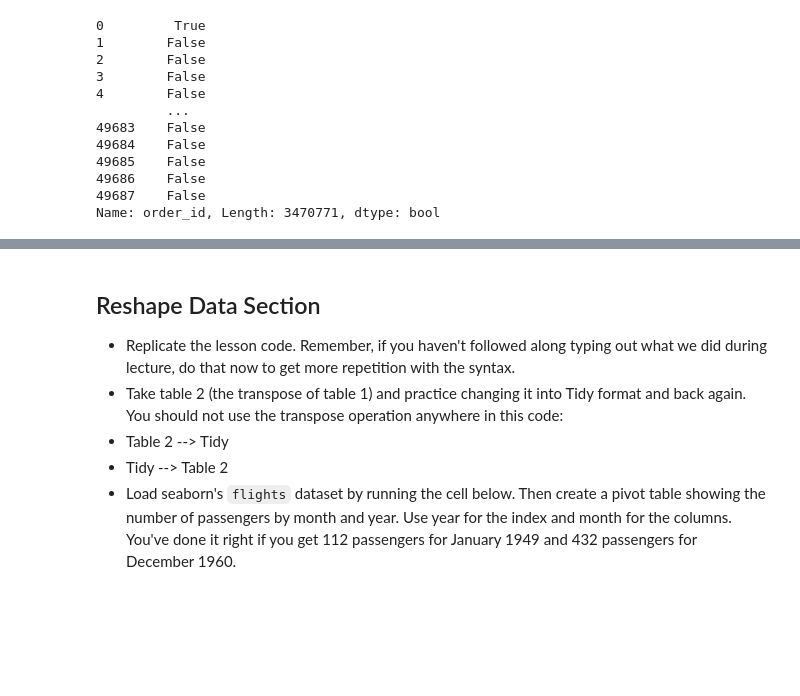
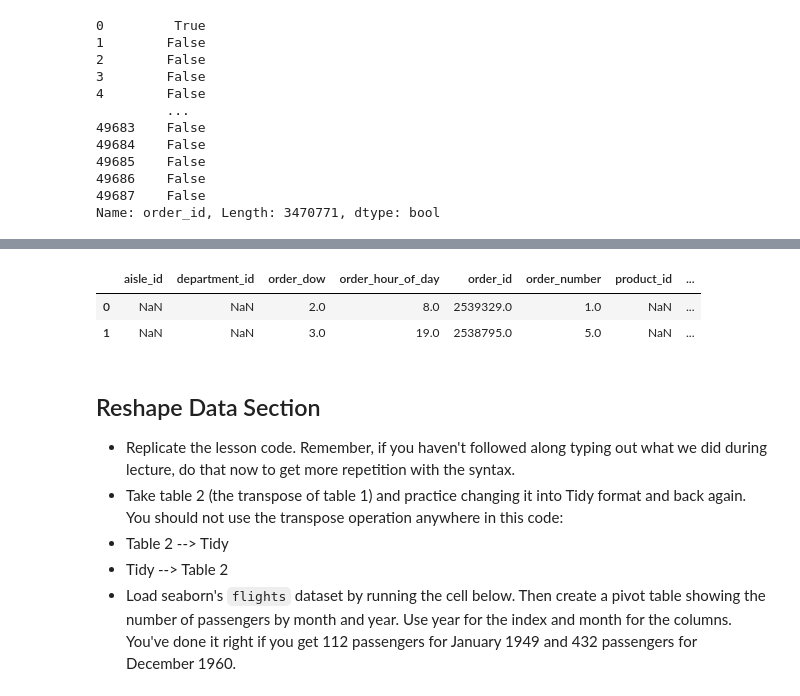
Before and after one commit to marianvinas/DS-Unit-1-Sprint-1-Data-Wrangling-and-Storytelling-1, a Jupyter notebook: module3-join-and-reshape-data/LS_DS_113_Join_and_Reshape_Data_Assignment.ipynb, the cells around one changed output, grey strips where cells are left out. Cells and saved outputs as stored; diff of their text form; code cells hidden in the pictures; blank space fills up the shorter version.

```diff
--- a/module3-join-and-reshape-data/LS_DS_113_Join_and_Reshape_Data_Assignment.ipynb
+++ b/module3-join-and-reshape-data/LS_DS_113_Join_and_Reshape_Data_Assignment.ipynb
@@ -219,4 +208,4 @@ orders[condition]
 # %%
-order_products = pd.concat([orders, products])
+order_products = pd.concat([order_products__prior, order_products__train])
 order_products.shape
 # %% [output]
@@ -245,4 +227,5 @@ condition
 49687    False
 Name: order_id, Length: 3470771, dtype: bool
 # %%
-columns = ['order_id', ]
+columns = ['order_id', 'add_to_cart_order', 'product_name']
+columns
@@ -248,0 +234,3 @@ columns = ['order_id', ]
+# %%
+order_products_subset = order_products.loc[condition, columns]
+order_products_subset
@@ -249,3 +247,10 @@ columns = ['order_id', ]
+# %%
+merged = pd.merge(order_products, order_products_subset, on='order_id', how='inner')
+merged
+# %% [output]
+|  | aisle_id | department_id | order_dow | order_hour_of_day | order_id | order_number | product_id | ... |
+| 0 | NaN | NaN | 2.0 | 8.0 | 2539329.0 | 1.0 | NaN | ... |
+| 1 | NaN | NaN | 3.0 | 19.0 | 2538795.0 | 5.0 | NaN | ... |
 # %% [markdown]
 ## Reshape Data Section
 
```
Also changed, not shown: parts of 8 cells of this notebook.
